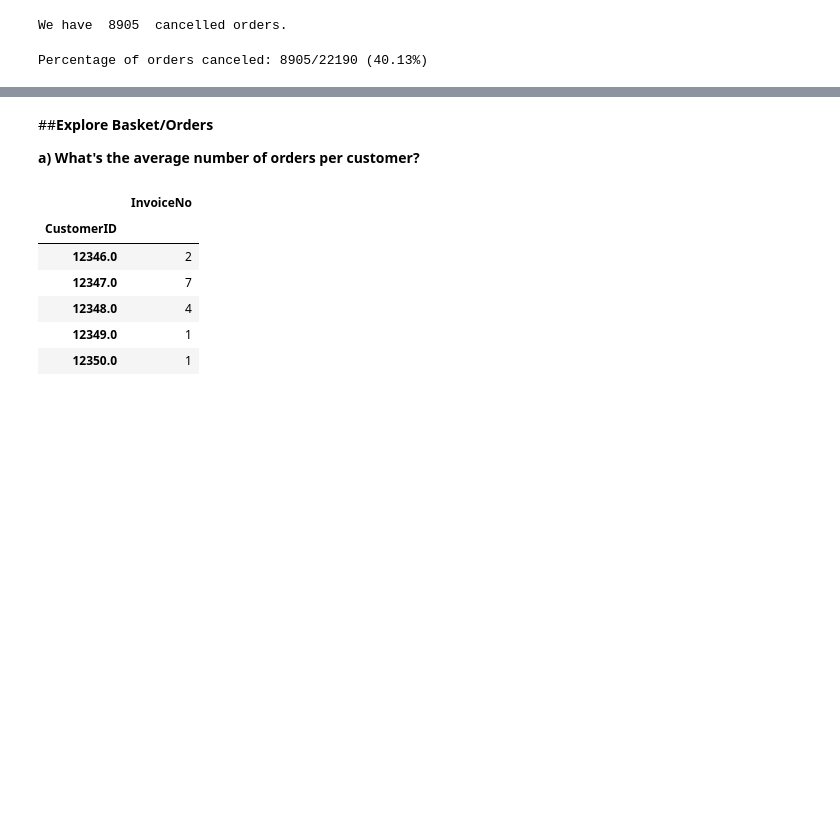
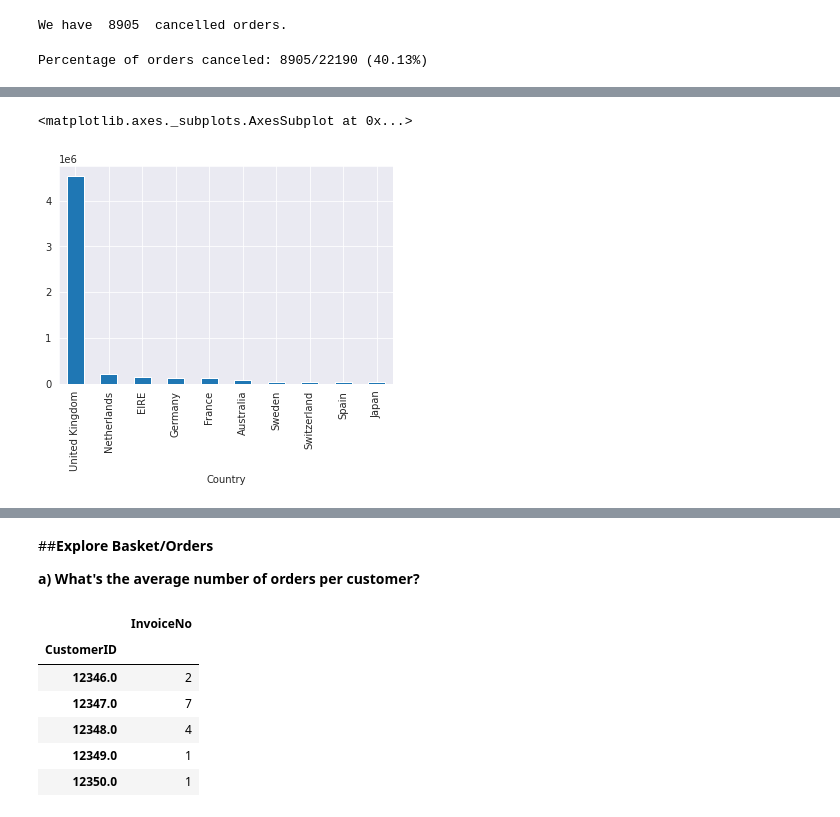
Before and after one commit to sushily1997/Project_1, a Jupyter notebook: Capstone_Project_1_Propensity_Model.ipynb, the cells around one changed output, grey strips where cells are left out. Drawn from its saved outputs; the diff is of its cells as text; code cells hidden in the pictures; blank space fills up the shorter version.

```diff
--- a/Capstone_Project_1_Propensity_Model.ipynb
+++ b/Capstone_Project_1_Propensity_Model.ipynb
@@ -421,0 +410,6 @@ sns.boxplot(df.Quantity)
+# %%
+#Top 10 companies with high number of purchase
+country_price[:10].plot(kind='bar')
+# %% [output]
+<matplotlib.axes._subplots.AxesSubplot at 0x...>
+[figure, added]
```
Also changed, not shown: parts of 70 cells of this notebook.
